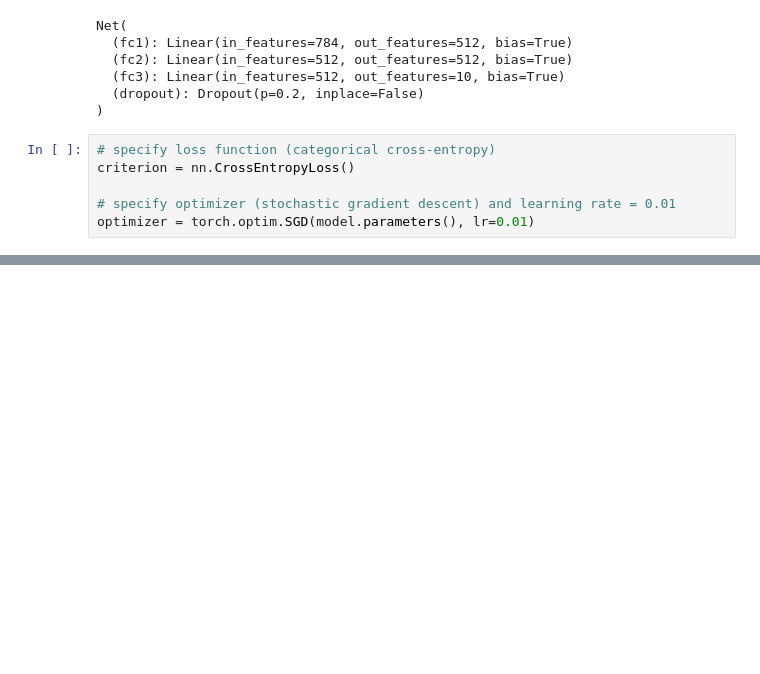
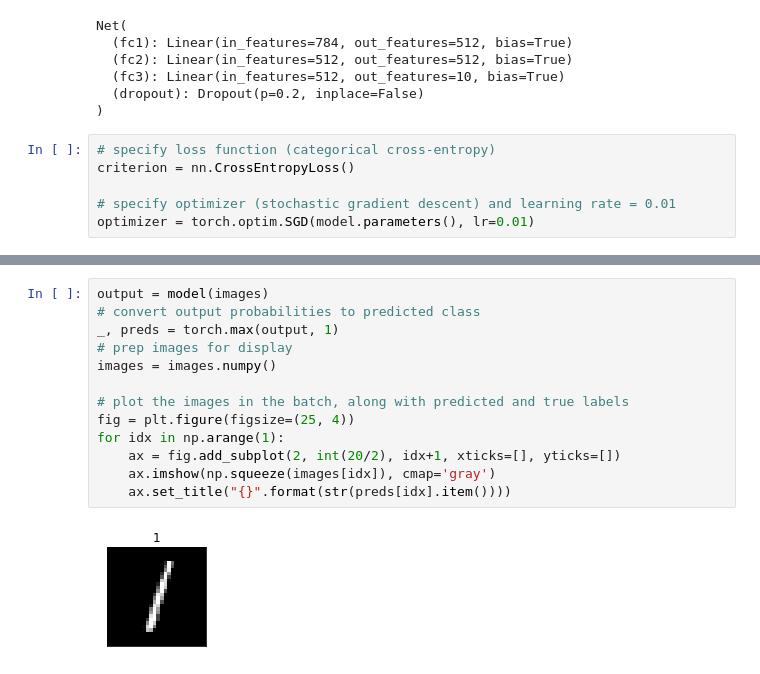
Before and after one commit to wlg1/analogous_neuron_circuit_expms, a Jupyter notebook: MNIST_1_vs_7.ipynb, the cells around one changed output, grey strips where cells are left out. Drawn from its saved outputs; the diff is of its cells as text; blank space fills up the shorter version.

```diff
--- a/MNIST_1_vs_7.ipynb
+++ b/MNIST_1_vs_7.ipynb
@@ -283,0 +299,15 @@ Epoch: 12       Training Loss: 0.015784         Validation Loss: 0.006770
+# %%
+output = model(images)
+# convert output probabilities to predicted class
+_, preds = torch.max(output, 1)
+# prep images for display
+images = images.numpy()
+
+# plot the images in the batch, along with predicted and true labels
+fig = plt.figure(figsize=(25, 4))
+for idx in np.arange(1):
+    ax = fig.add_subplot(2, int(20/2), idx+1, xticks=[], yticks=[])
+    ax.imshow(np.squeeze(images[idx]), cmap='gray')
+    ax.set_title("{}".format(str(preds[idx].item())))
+# %% [output]
+[figure, added]
```
Also changed, not shown: parts of 90 cells of this notebook.
